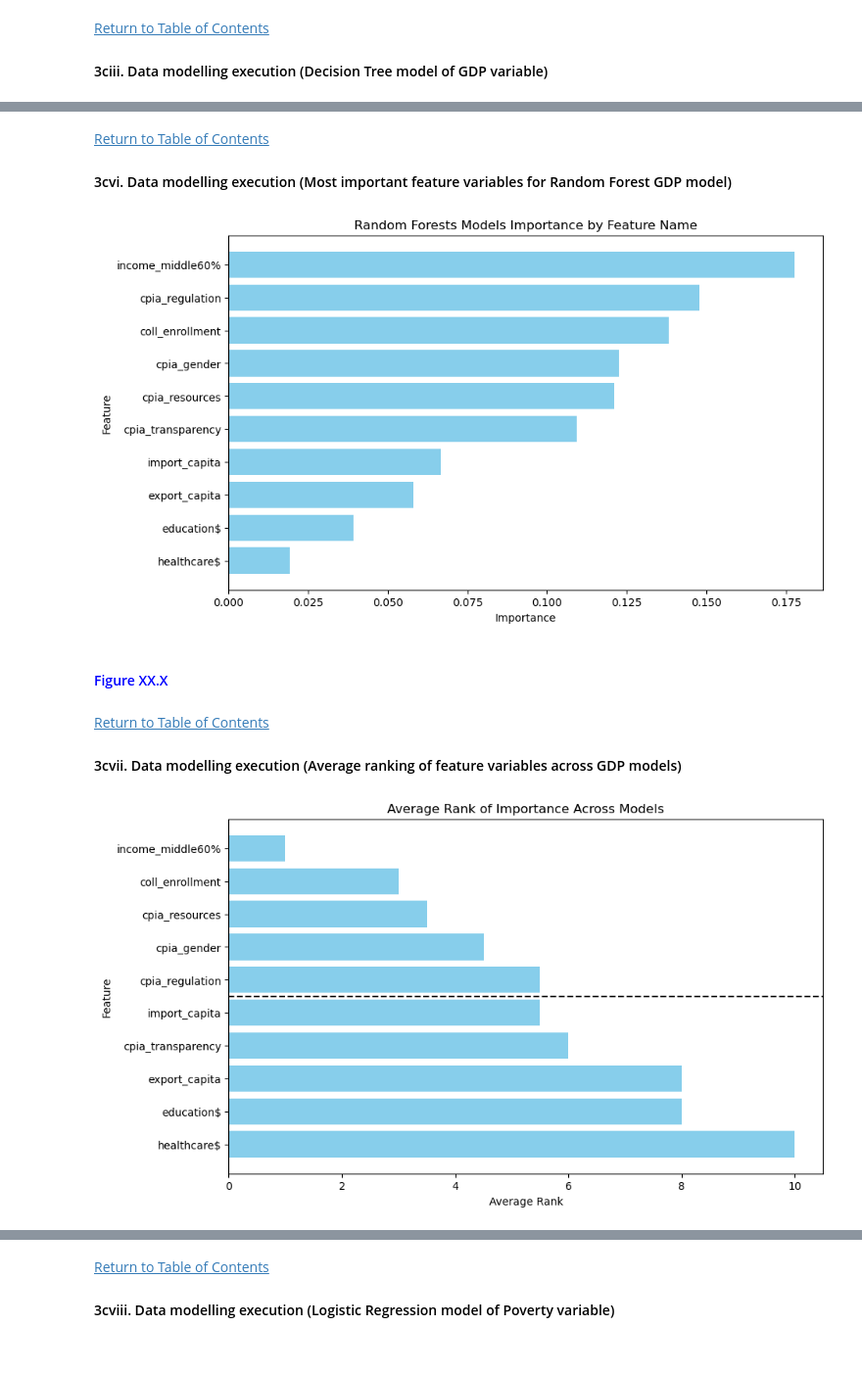
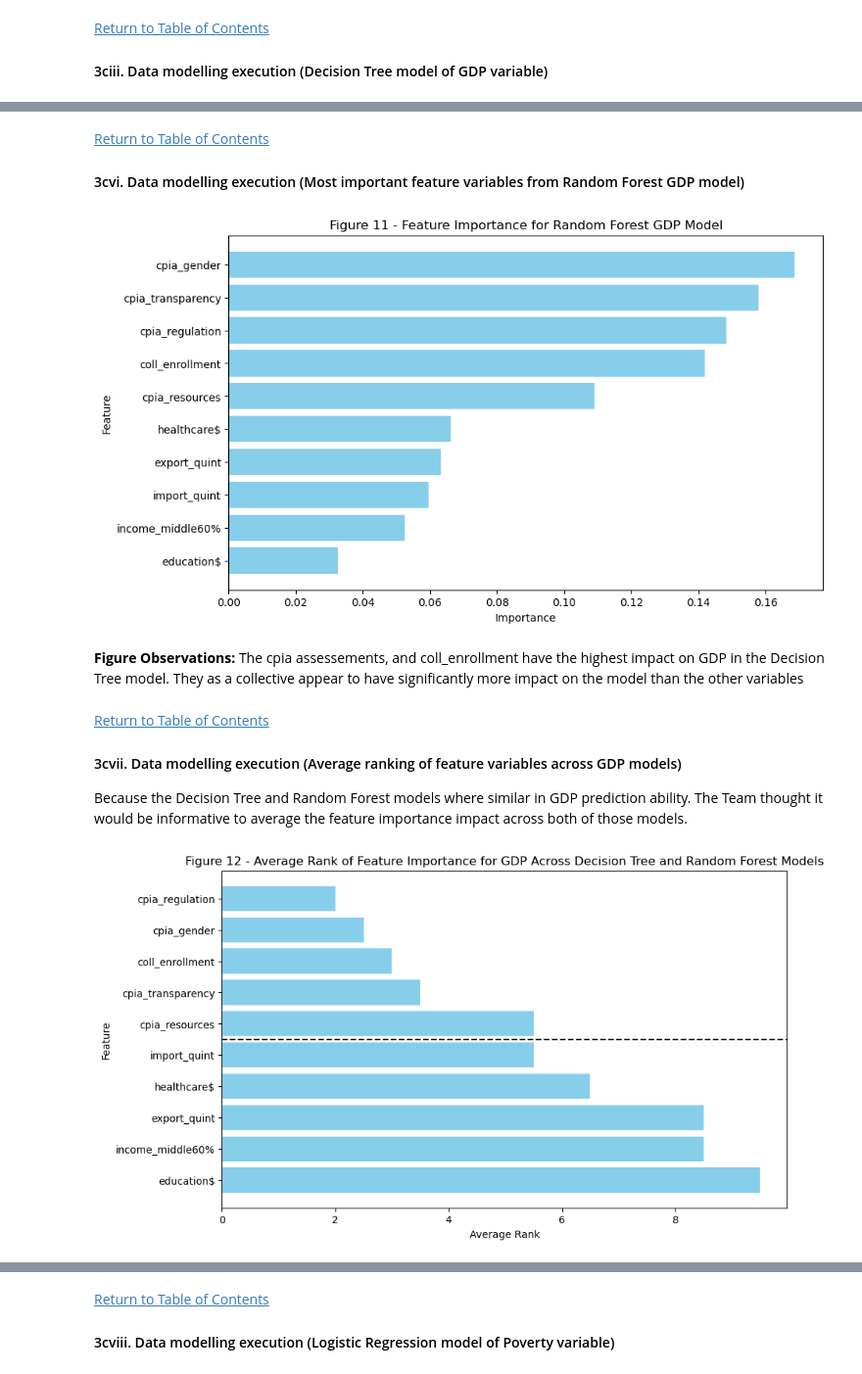
Before and after one commit to te-ex153/Projects, a Jupyter notebook: Country23.ipynb, the cells around one changed output, grey strips where cells are left out. Shown at 98% size. Saved outputs shown, nothing was run; the diff lists cells and outputs as text; code cells hidden in the pictures.

```diff
--- a/Country23.ipynb
+++ b/Country23.ipynb
@@ -968,7 +1012,7 @@ Below further exlores missing data in the master dataframe. Those rows that offe
 # %%
 ''' Check to see how many rows has  less than 2 features feature with information'''
 #### columns to check
-cols = df_economy2.loc[:, 'cpia_regulation':'export_capita']
+cols = df_economy2.loc[:, 'cpia_regulation':'export_quint']
 
 #### chech if features are all nan
 feature_all_nan = cols.isna().all(axis=1).sum()
@@ -980,7 +1024,7 @@ two_feature_with_info = cols.isna().sum(axis=1) == (cols.shape[1] - 2)
 #### count the number of rows where the above condition is met (only one feature with information)
 one_feature_count = one_feature_with_info.sum()
 two_feature_count = two_feature_with_info.sum()
-
+print('Summary 1 - Number of rows with missing values in all but two feature variables')
 print(f'Number of rows where there was no feature information before drop : {feature_all_nan}')
 print(f'Number of rows with only one feature having information before drop : {one_feature_count}')
 print(f'Number of rows with only two features having information before drop : {two_feature_count}')
@@ -1123,22 +1244,22 @@ per the decisions made above in section 2.3.6a
 '''
 ### Define features to be imputed with mean or median
 mean_impute_cols = ['cpia_regulation', 'cpia_gender', 'cpia_resources', 'cpia_transparency', 'healthcare$', 'education$', 'coll_enrollment']
-median_impute_cols = ['income_middle60%', 'import_capita', 'export_capita']
+median_impute_cols = ['income_middle60%', 'import_quint', 'export_quint']
 
 ### Initiate imputers
 mean_imputer = SimpleImputer(strategy='mean')
 median_imputer = SimpleImputer(strategy='median')
 
 ### Impute columns per imputation strategy
-df_gdp[mean_impute_cols] = mean_imputer.fit_transform(df_gdp[mean_impute_cols])
-df_gdp[median_impute_cols] = median_imputer.fit_transform(df_gdp[median_impute_cols])
+df_gdp3[mean_impute_cols] = mean_imputer.fit_transform(df_gdp3[mean_impute_cols])
+df_gdp3[median_impute_cols] = median_imputer.fit_transform(df_gdp3[median_impute_cols])
 
 ### Confirm imputation eliminated nan
-nan_count_gdp = df_gdp.isna().sum()
-print('Table 16 - Confirmation all missing cells were imputed')
+nan_count_gdp = df_gdp3.isna().sum()
+print('Table 18 - Confirmation all missing cells were imputed')
 print(f'NaN Elimination Confirmation - Number of NaN records per variable : {nan_count_gdp}')
 print(" ")
-print('Table 17 - First five rows of the dataframe df_economy3 after imputation to address missing data')
-print(df_gdp.head())
-print(df_gdp.shape[0], 'Rows ,',df_gdp.shape[1], 'Columns')
+print('Table 19 - First five rows of the dataframe df_gdp3 after imputation to address missing data')
+print(df_gdp3.head())
+print(df_gdp3.shape[0], 'Rows ,',df_gdp3.shape[1], 'Columns')
 # %% [output]
@@ -1299,14 +1437,14 @@ the dataframe df_gdp will  be split into a target and feature dataframe
 #### 3ai. Data preproceessing {Separate target and feature variables for GDP}
 # %%
 ########### separate target variables from feature variables
-df_gdp.reset_index(drop=True, inplace=True)
-gdp = df_gdp[['gdp']]
-features = df_gdp[['cpia_regulation', 'cpia_gender', 'cpia_resources', 'cpia_transparency', 'healthcare$', 'education$', 'coll_enrollment', 'income_middle60%', 'import_capita', 'export_capita']]
-print('Table 21 - First five rows to the gdp target dataframe')
+df_gdp3.reset_index(drop=True, inplace=True)
+gdp = df_gdp3[['gdp']]
+features = df_gdp3[['cpia_regulation', 'cpia_gender', 'cpia_resources', 'cpia_transparency', 'healthcare$', 'education$', 'coll_enrollment', 'income_middle60%', 'import_quint', 'export_quint']]
+print('Table 22 - First five rows to the gdp target dataframe')
 print(gdp.head())
 print(f'Number of rows in df : {len(gdp)}')
 print('')
-print('Table 22 - First five rows to the gdp features dataframe')
+print('Table 23 - First five rows to the gdp features dataframe')
 print(features.head())
 print(f'Number of rows in df : {len(features)}')
 # %% [output]
@@ -1356,8 +1494,8 @@ Based on the data from Summary xx and the current economic situation of Country2
 
 ########### create classification criteria/conditions and associated class assingments for gdp
 gdp_conditions = [
-    gdp['gdp'] < 12000,
-    gdp['gdp'] >=12000
+    gdp['gdp'] < 5000,
+    gdp['gdp'] >=5000
 ]
 gdp_choices = [0,1]  ########## class assignment
 
@@ -1370,6 +1508,6 @@ variables will be separate series y_gdp and y_pov
 '''
 y_gdp = gdp['gdp_class']
 value_counts = gdp['gdp_class'].value_counts()
-print('Summary xx - Number of values in class 0 and class 1')
+print('Summary 7 - Number of values in class 0 and class 1')
 print(f'Value Counts per Class : {value_counts}')
 # %% [output]
@@ -1776,7 +1923,7 @@ F1-score : 0.8900709219858156
 [Return to Table of Contents](#1c.-Table-of-Contents)
 
 <a id='3cvi-importance3-gdp'></a>
-#### 3cvi. Data modelling execution (Most important feature variables for Random Forest GDP model)
+#### 3cvi. Data modelling execution (Most important feature variables from Random Forest GDP model)
 # %%
 '''
 Importance of each feature
@@ -1802,42 +1949,43 @@ plt.figure(figsize=(10, 6))
 plt.barh(importance_df2['Feature'], importance_df2['Importance'], color='skyblue')
 plt.xlabel('Importance')
 plt.ylabel('Feature')
-plt.title('Random Forests Models Importance by Feature Name')
+plt.title('Figure 11 - Feature Importance for Random Forest GDP Model')
 
 ### Display plot of feature importance
 plt.gca().invert_yaxis()
 plt.show()
 # %% [output]
-[figure, old version]
+[figure, new version]
-# %% [markdown]
-#### <span style='color:blue;'>Figure XX.X</span>
+# %% [markdown]
+**Figure Observations:** The cpia assessements, and coll_enrollment have the highest impact on GDP in the Decision Tree model. They as a collective appear to have significantly more impact on the model than the other variables
 # %% [markdown]
 [Return to Table of Contents](#1c.-Table-of-Contents)
 <a id='3cvii-rank-gdp'></a>
 #### 3cvii. Data modelling execution (Average ranking of feature variables across GDP models)
+Because the Decision Tree and Random Forest models where similar in GDP prediction ability. The Team thought it would be informative to average the feature importance impact across both of those models.
 # %%
 '''
 Merge the different importance dfs and calculate plot the average Rank
 '''
 ### Calculate and add rank for ea models results
 importance_df['Rank'] = importance_df['Importance'].rank(ascending=False)
 importance_df2['Rank'] = importance_df2['Importance'].rank(ascending=False)
 
 
 ### merge importance dfs in combined df
 importance_combined = pd.merge(importance_df2, importance_df, on='Feature', how='inner')
 
 ### Calculate average rank
 importance_combined['Avg_Rank'] = (importance_combined['Rank_x'] + importance_combined['Rank_y'])/2
 importance_combined = importance_combined.sort_values(by='Avg_Rank')
 
 plt.figure(figsize=(10, 6))
 plt.barh(importance_combined['Feature'], importance_combined['Avg_Rank'], color='skyblue')
 plt.xlabel('Average Rank')
 plt.ylabel('Feature')
-plt.title('Average Rank of Importance Across Models')
+plt.title('Figure 12 - Average Rank of Feature Importance for GDP Across Decision Tree and Random Forest Models')
 plt.gca().invert_yaxis()
 plt.axhline(y=4.5, color='black', linestyle='--')
 plt.show()
 # %% [output]
-[figure, old version]
+[figure, new version]
```
Also changed, not shown: parts of 117 cells of this notebook.
